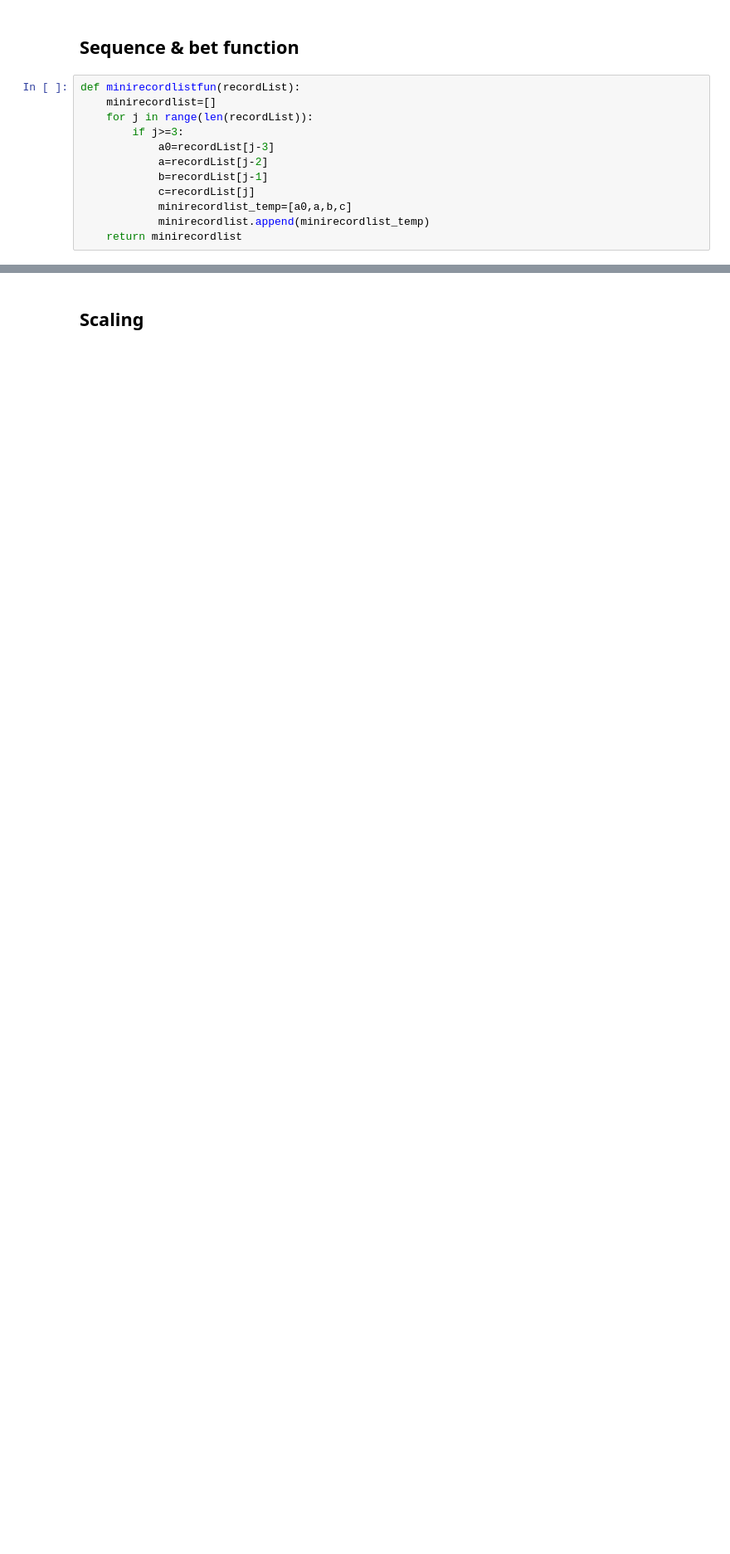
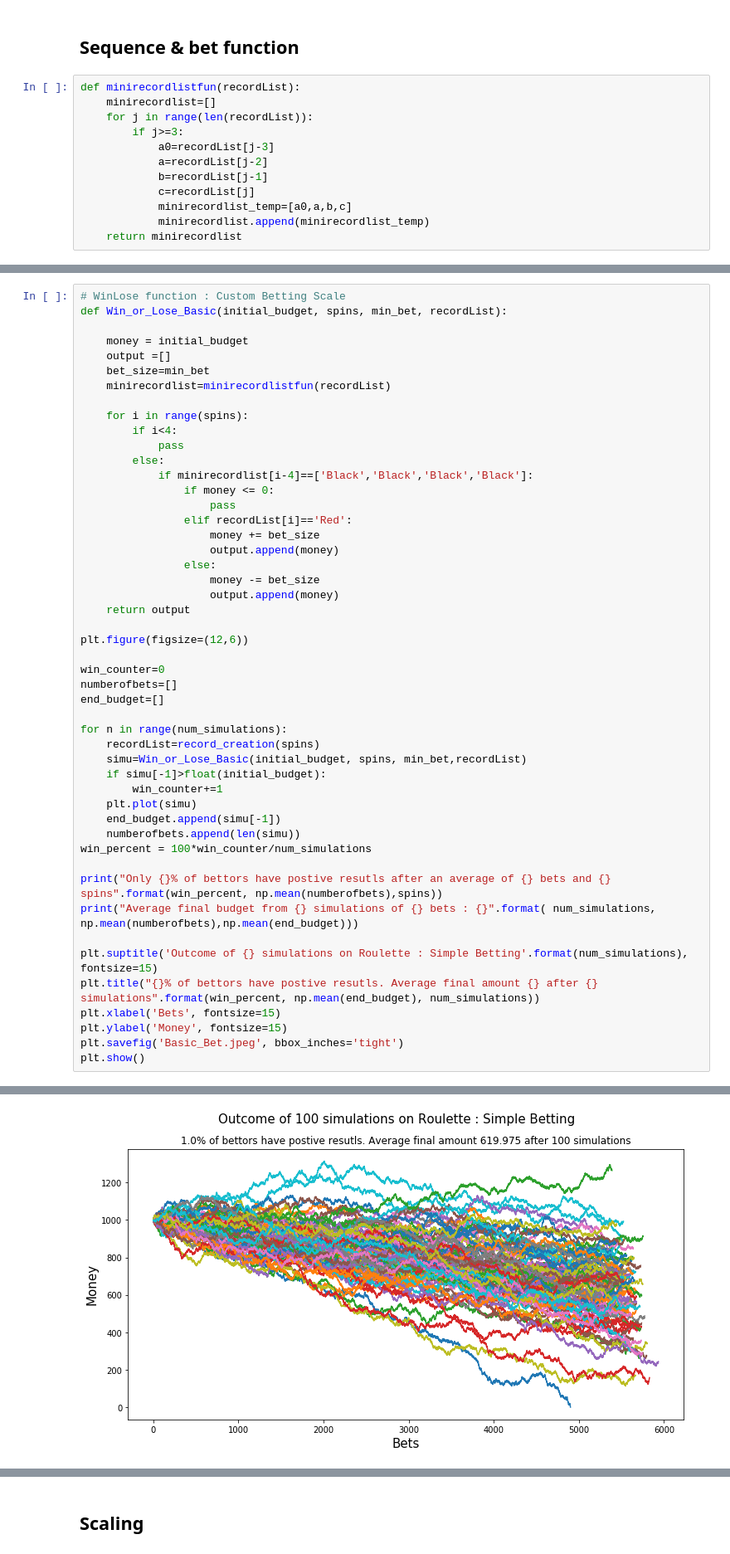
Before and after one commit to ButchBotch/RandProjects, a Jupyter notebook: Main/Roulette_Martingale_Simulation/Roulette_Martingale.ipynb, the cells around one changed output, grey strips where cells are left out. Shown at 83% size. Drawn from its saved outputs; the diff is of its cells as text; blank space fills up the shorter version.

```diff
--- a/Main/Roulette_Martingale_Simulation/Roulette_Martingale.ipynb
+++ b/Main/Roulette_Martingale_Simulation/Roulette_Martingale.ipynb
@@ -81,0 +128,50 @@ def Win_or_Lose(initial_budget, max_bet, spins, min_bet,recordList):
+# %%
+# WinLose function : Custom Betting Scale
+def Win_or_Lose_Basic(initial_budget, spins, min_bet, recordList):
+
+    money = initial_budget
+    output =[]
+    bet_size=min_bet
+    minirecordlist=minirecordlistfun(recordList)
+
+    for i in range(spins):
+        if i<4:
+            pass
+        else:
+            if minirecordlist[i-4]==['Black','Black','Black','Black']:
+                if money <= 0:
+                    pass
+                elif recordList[i]=='Red':
+                    money += bet_size
+                    output.append(money)
+                else:
+                    money -= bet_size
+                    output.append(money)
+    return output
+
+plt.figure(figsize=(12,6))
+
+win_counter=0
+numberofbets=[]
+end_budget=[]
+
+for n in range(num_simulations):
+    recordList=record_creation(spins)
+    simu=Win_or_Lose_Basic(initial_budget, spins, min_bet,recordList)
+    if simu[-1]>float(initial_budget):
+        win_counter+=1
+    plt.plot(simu)
+    end_budget.append(simu[-1])
+    numberofbets.append(len(simu))
+win_percent = 100*win_counter/num_simulations
+
+print("Only {}% of bettors have postive resutls after an average of {} bets and {} spins".format(win_percent, np.mean(numberofbets),spins))
+print("Average final budget from {} simulations of {} bets : {}".format( num_simulations, np.mean(numberofbets),np.mean(end_budget)))
+
+plt.suptitle('Outcome of {} simulations on Roulette : Simple Betting'.format(num_simulations), fontsize=15)
+plt.title("{}% of bettors have postive resutls. Average final amount {} after {} simulations".format(win_percent, np.mean(end_budget), num_simulations))
+plt.xlabel('Bets', fontsize=15)
+plt.ylabel('Money', fontsize=15)
+plt.savefig('Basic_Bet.jpeg', bbox_inches='tight')
+plt.show()
+# %% [output]
@@ -82 +180,2 @@ def Win_or_Lose(initial_budget, max_bet, spins, min_bet,recordList):
+[figure, added]
 # %% [markdown]
```
Also changed, not shown: parts of 14 cells of this notebook, 7 other files.
